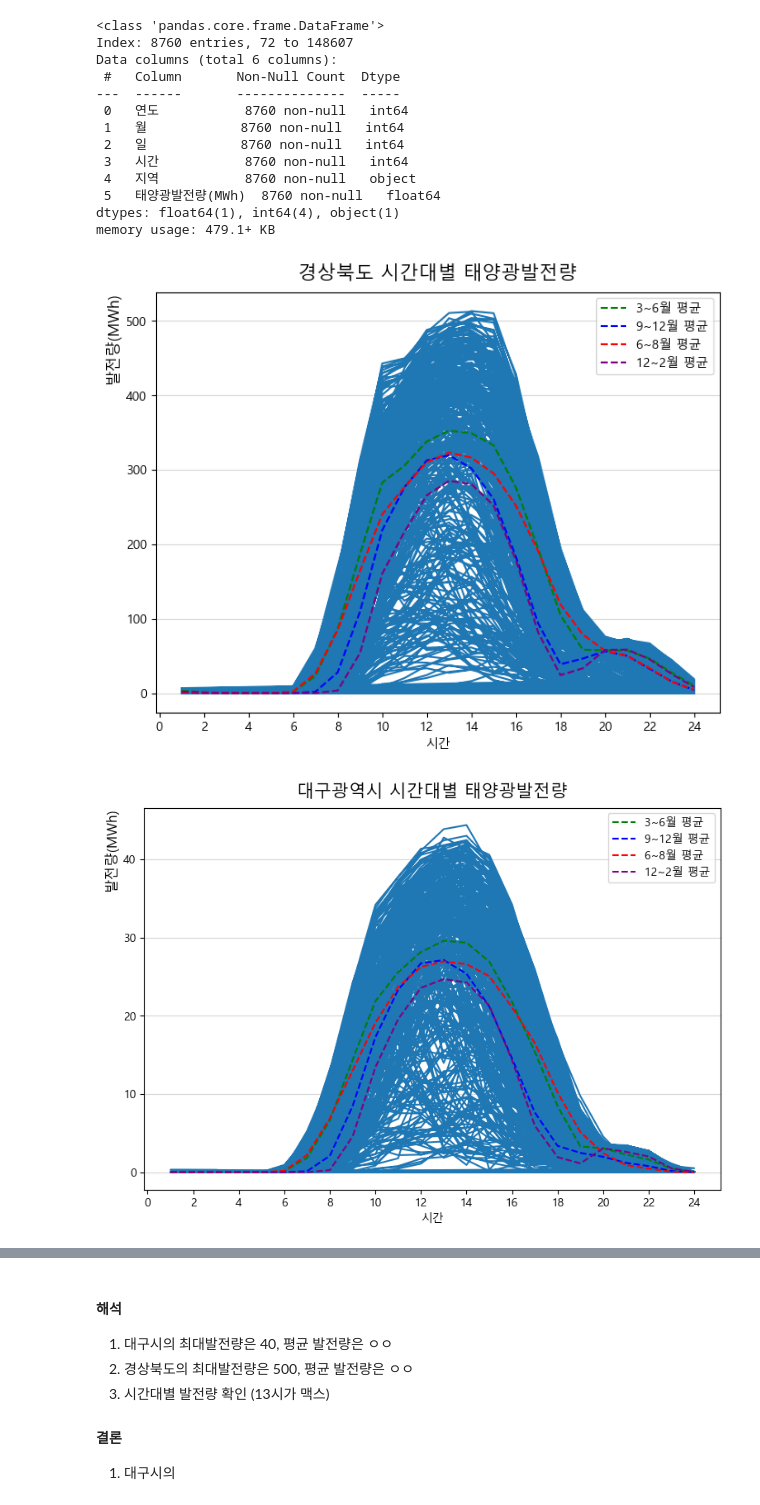
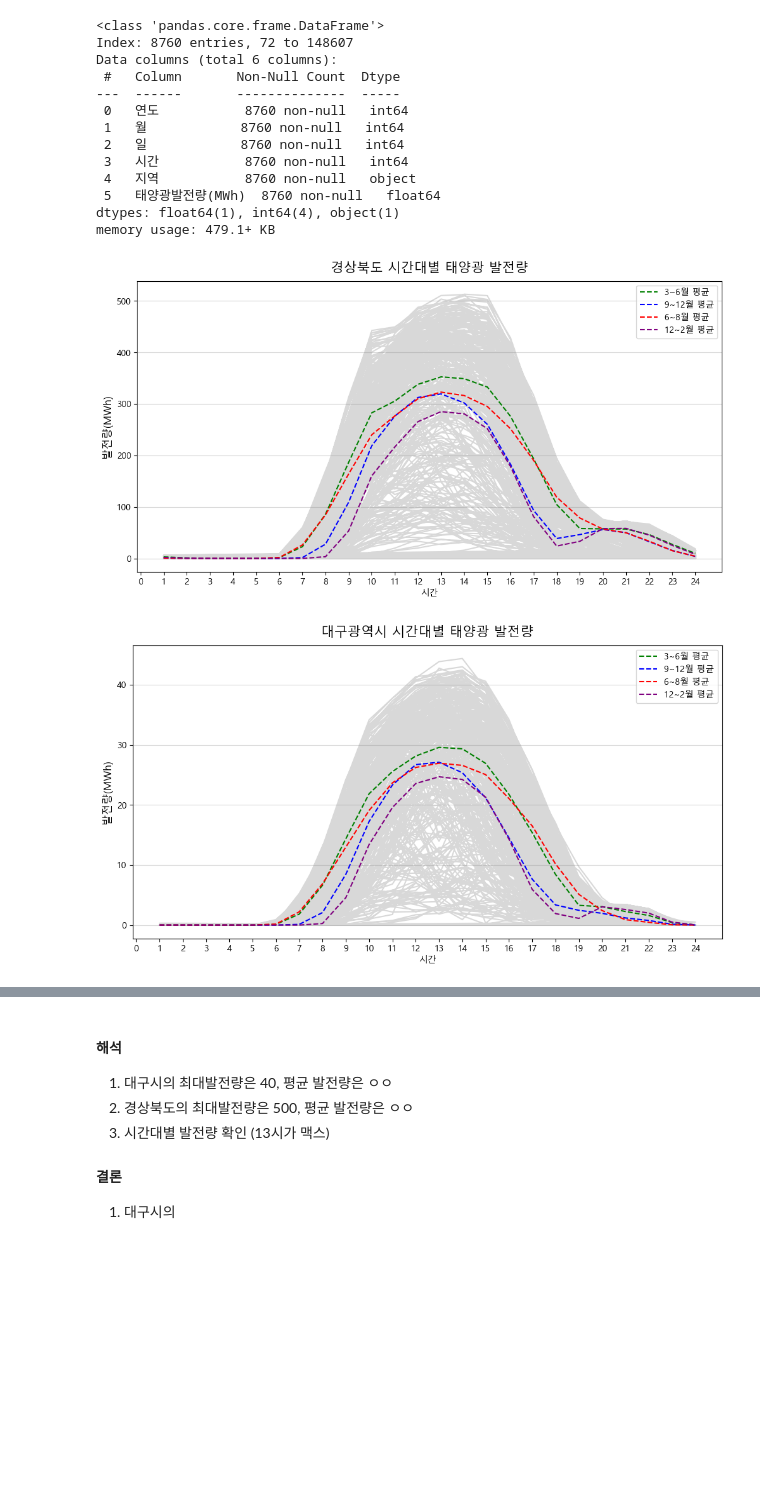
Before and after one commit to zeenoo11/Project_LivingLab, a Jupyter notebook: Projects/C01_Analysis_for_report.ipynb, the cells around one changed output, grey strips where cells are left out. Cells and saved outputs as stored; diff of their text form; code cells hidden in the pictures; blank space fills up the shorter version.

```diff
--- a/Projects/C01_Analysis_for_report.ipynb
+++ b/Projects/C01_Analysis_for_report.ipynb
@@ -192,37 +192,39 @@ re_mean_k_winter = data_re_winter[data_re_winter['지역'] == '경상북도'].gr
 re_mean_t_winter = data_re_winter[data_re_winter['지역'] == '대구시'].groupby('시간')['태양광발전량(MWh)'].mean()
 # %%
 # plot
-plt.figure(figsize=(8, 6))
-plt.plot(data_re_k['시간'], data_re_k['태양광발전량(MWh)'])
+plt.figure(figsize=(12, 6))
+plt.plot(data_re_k['시간'], data_re_k['태양광발전량(MWh)'],  color='gray',alpha=0.3)
 plt.xlabel('시간')
 plt.xticks(np.arange(0, 26, 2))
-plt.ylabel('발전량(MWh)', fontsize=12, loc='top')
-plt.title('경상북도 시간대별 태양광발전량', fontsize=15, pad=10)
+plt.ylabel('발전량(MWh)', fontsize=12)
+plt.title('경상북도 시간대별 태양광 발전량', fontsize=15, pad=10)
 plt.plot(re_mean_k_spring, label='3~6월 평균', linestyle='--', color='green')
 plt.plot(re_mean_k_fall, label='9~12월 평균', linestyle='--', color='blue')
 plt.plot(re_mean_k_summer, label='6~8월 평균', linestyle='--', color='red')
 plt.plot(re_mean_k_winter, label='12~2월 평균', linestyle='--', color='purple')
+plt.xticks(np.arange(25))
 plt.legend()
 plt.grid(True, axis='y', alpha=0.5)
 plt.show()
 
 # plot (대구)
-plt.figure(figsize=(9, 6))
-plt.plot(data_re_t['시간'], data_re_t['태양광발전량(MWh)'])
+plt.figure(figsize=(12, 6))
+plt.plot(data_re_t['시간'], data_re_t['태양광발전량(MWh)'], color='gray',alpha=0.3)
 plt.xlabel('시간')
 plt.xticks(np.arange(0, 26, 2))
-plt.ylabel('발전량(MWh)', fontsize=12, loc='top')
-plt.title('대구광역시 시간대별 태양광발전량', fontsize=15, pad=10)
+plt.ylabel('발전량(MWh)', fontsize=12)
+plt.title('대구광역시 시간대별 태양광 발전량', fontsize=15, pad=10)
 plt.plot(re_mean_t_spring, label='3~6월 평균', linestyle='--', color='green')
 plt.plot(re_mean_t_fall, label='9~12월 평균', linestyle='--', color='blue')
 plt.plot(re_mean_t_summer, label='6~8월 평균', linestyle='--', color='red')
 plt.plot(re_mean_t_winter, label='12~2월 평균', linestyle='--', color='purple')
+plt.xticks(np.arange(25))
 plt.legend()
 plt.grid(True, axis='y', alpha=0.5)
 plt.show()
 # %% [output]
-[figure, old version]
+[figure, new version]
-[figure, old version]
+[figure, new version]
 # %%
 # 월별 태양광 발전량 합계
 re_sum_k = data_re_k.groupby('월')['태양광발전량(MWh)'].sum()
```
Also changed, not shown: parts of 2 cells of this notebook, 2 other files.
